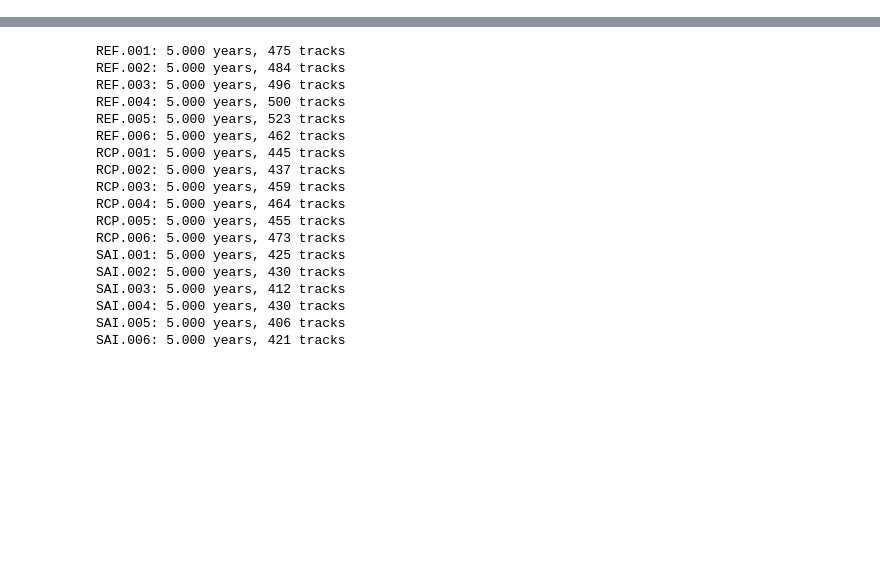
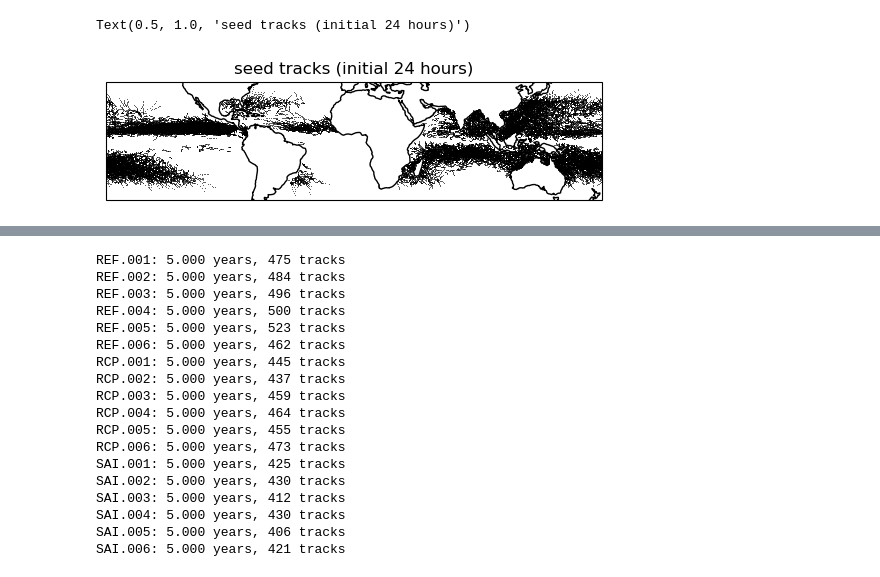
Before and after one commit to JdeJong96/TCs-under-SAI, a Jupyter notebook: analysis/notebooks/link_seeds_TCs.ipynb, the cells around one changed output, grey strips where cells are left out. Saved outputs shown, nothing was run; the diff lists cells and outputs as text; code cells hidden in the pictures; blank space fills up the shorter version.

```diff
--- a/analysis/notebooks/link_seeds_TCs.ipynb
+++ b/analysis/notebooks/link_seeds_TCs.ipynb
@@ -13,0 +68,9 @@ import tracks
+# %%
+exp = 'Reference'
+ax = plt.axes(projection=ccrs.PlateCarree())
+ds_sd[exp].isel(dtime=range(0,8)).plot.scatter(ax=ax, x='lon', y='lat', c='k', edgecolors='k', linewidths=0.001, s=0.25, transform=ccrs.PlateCarree())
+ax.coastlines()
+ax.set_title('seed tracks (initial 24 hours)')
+# %% [output]
+Text(0.5, 1.0, 'seed tracks (initial 24 hours)')
+[figure, added]
```
Also changed, not shown: parts of 16 cells of this notebook, 21 other files.
